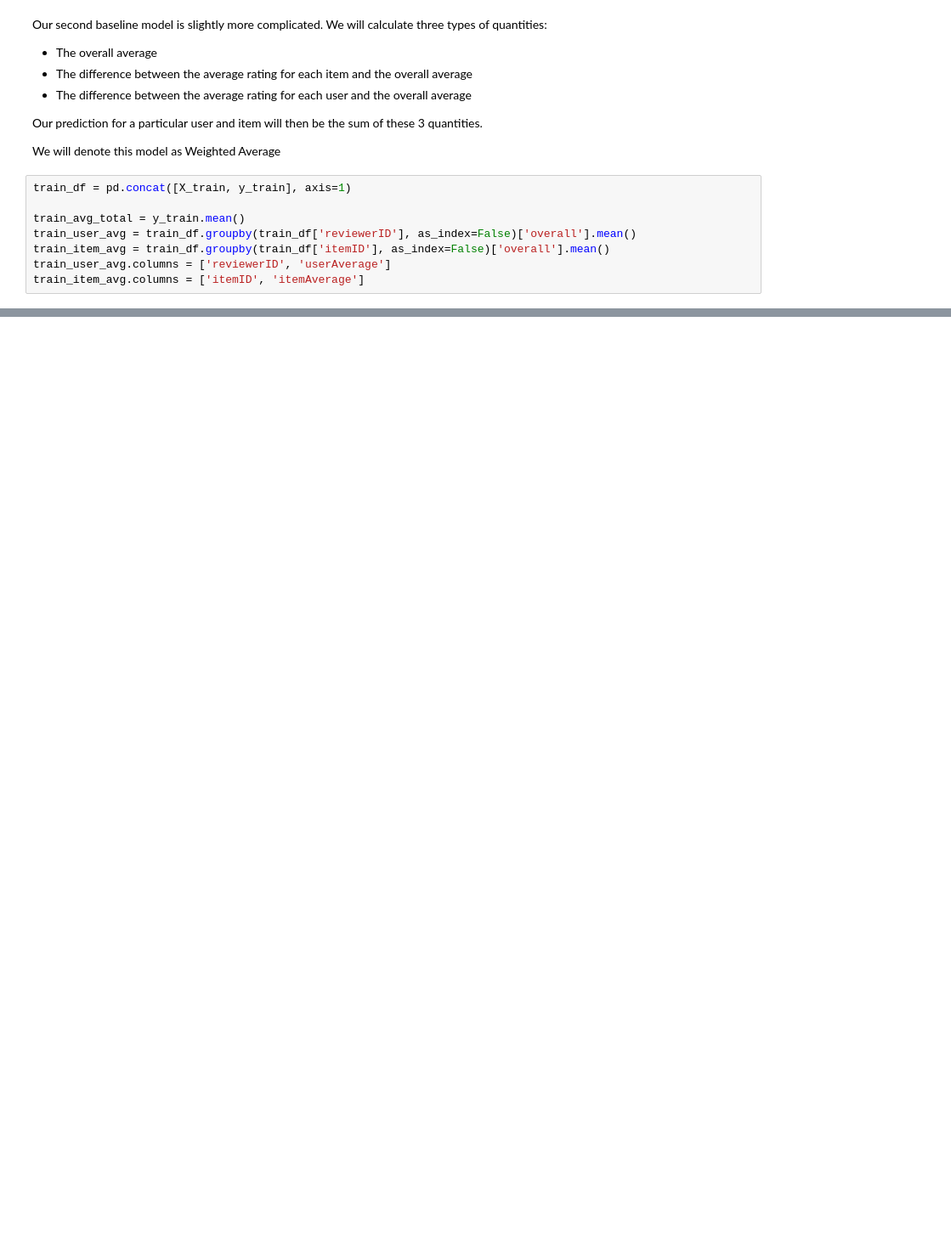
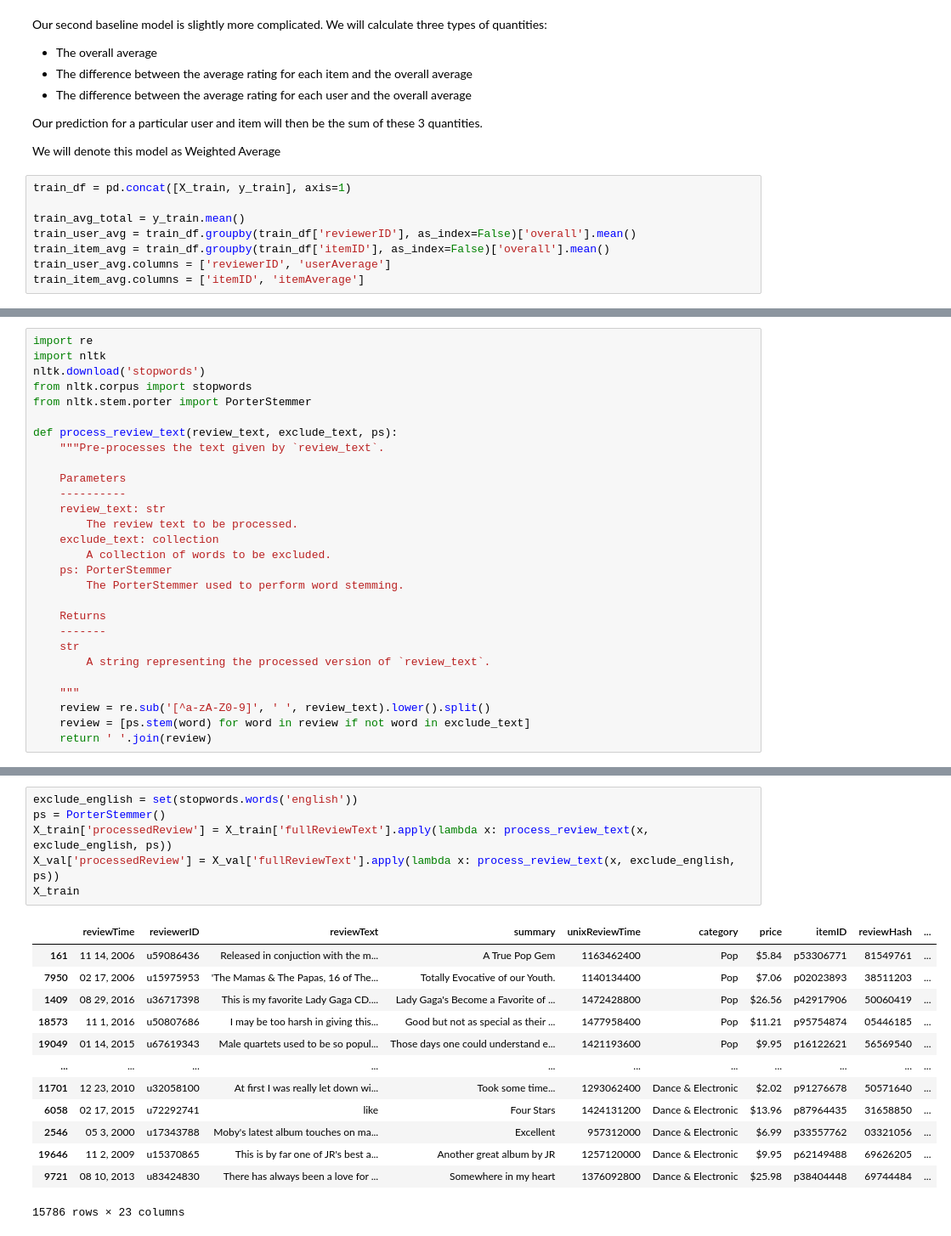
Before and after one commit to MattB17/AmazonRecommenderSystem, a Jupyter notebook: Modelling.ipynb, the cells around one changed output, grey strips where cells are left out. Shown at 85% size. Drawn from its saved outputs; the diff is of its cells as text; blank space fills up the shorter version.

```diff
--- a/Modelling.ipynb
+++ b/Modelling.ipynb
@@ -283,0 +418,28 @@ Validation error based on weighted average prediction: 0.293
+# %%
+import re
+import nltk
+nltk.download('stopwords')
+from nltk.corpus import stopwords
+from nltk.stem.porter import PorterStemmer
+
+def process_review_text(review_text, exclude_text, ps):
+    """Pre-processes the text given by `review_text`.
+
+    Parameters
+    ----------
+    review_text: str
+        The review text to be processed.
+    exclude_text: collection
+        A collection of words to be excluded.
+    ps: PorterStemmer
+        The PorterStemmer used to perform word stemming.
+
+    Returns
+    -------
+    str
+        A string representing the processed version of `review_text`.
+
+    """
+    review = re.sub('[^a-zA-Z0-9]', ' ', review_text).lower().split()
+    review = [ps.stem(word) for word in review if not word in exclude_text]
+    return ' '.join(review)
@@ -283,0 +450,20 @@ Validation error based on weighted average prediction: 0.293
+# %%
+exclude_english = set(stopwords.words('english'))
+ps = PorterStemmer()
+X_train['processedReview'] = X_train['fullReviewText'].apply(lambda x: process_review_text(x, exclude_english, ps))
+X_val['processedReview'] = X_val['fullReviewText'].apply(lambda x: process_review_text(x, exclude_english, ps))
+X_train
+# %% [output]
+|  | reviewTime | reviewerID | reviewText | summary | unixReviewTime | category | price | itemID | reviewHash | ... |
+| 161 | 11 14, 2006 | u59086436 | Released in conjuction with the m... | A True Pop Gem | 1163462400 | Pop | $5.84 | p53306771 | 81549761 | ... |
+| 7950 | 02 17, 2006 | u15975953 | 'The Mamas & The Papas, 16 of The... | Totally Evocative of our Youth. | 1140134400 | Pop | $7.06 | p02023893 | 38511203 | ... |
+| 1409 | 08 29, 2016 | u36717398 | This is my favorite Lady Gaga CD.... | Lady Gaga's Become a Favorite of ... | 1472428800 | Pop | $26.56 | p42917906 | 50060419 | ... |
+| 18573 | 11 1, 2016 | u50807686 | I may be too harsh in giving this... | Good but not as special as their ... | 1477958400 | Pop | $11.21 | p95754874 | 05446185 | ... |
+| 19049 | 01 14, 2015 | u67619343 | Male quartets used to be so popul... | Those days one could understand e... | 1421193600 | Pop | $9.95 | p16122621 | 56569540 | ... |
+| ... | ... | ... | ... | ... | ... | ... | ... | ... | ... | ... |
+| 11701 | 12 23, 2010 | u32058100 | At first I was really let down wi... | Took some time... | 1293062400 | Dance & Electronic | $2.02 | p91276678 | 50571640 | ... |
+| 6058 | 02 17, 2015 | u72292741 | like | Four Stars | 1424131200 | Dance & Electronic | $13.96 | p87964435 | 31658850 | ... |
+| 2546 | 05 3, 2000 | u17343788 | Moby's latest album touches on ma... | Excellent | 957312000 | Dance & Electronic | $6.99 | p33557762 | 03321056 | ... |
+| 19646 | 11 2, 2009 | u15370865 | This is by far one of JR's best a... | Another great album by JR | 1257120000 | Dance & Electronic | $9.95 | p62149488 | 69626205 | ... |
+| 9721 | 08 10, 2013 | u83424830 | There has always been a love for ... | Somewhere in my heart | 1376092800 | Dance & Electronic | $25.98 | p38404448 | 69744484 | ... |
+15786 rows × 23 columns
```
Also changed, not shown: parts of 28 cells of this notebook.
